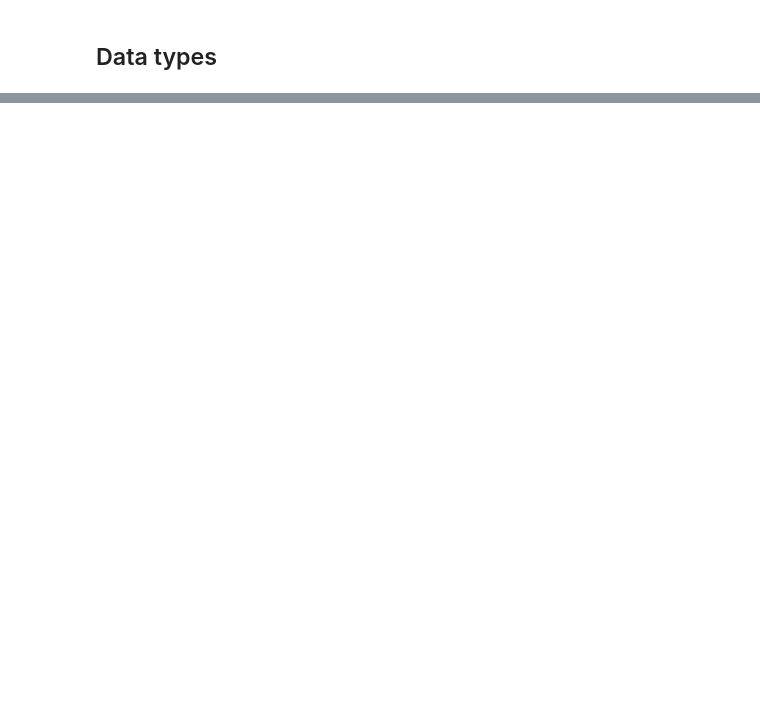
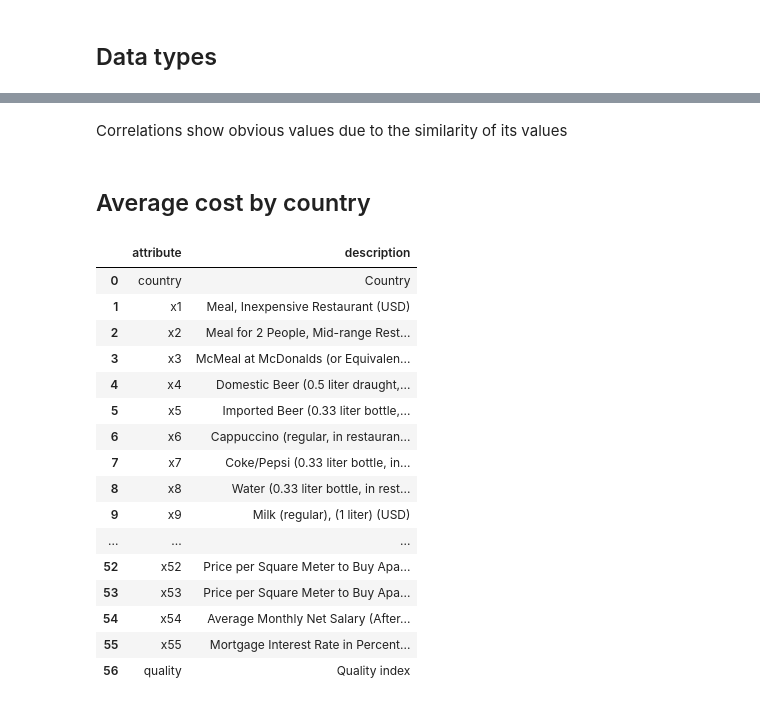
Before and after one commit to Sircarrasco/VAD.PROJETO, a Jupyter notebook: src/tst/dataset_analysis.ipynb, the cells around one changed output, grey strips where cells are left out. Saved outputs shown, nothing was run; the diff lists cells and outputs as text; code cells hidden in the pictures; blank space fills up the shorter version.

Commit message:
average analysis

```diff
--- a/src/tst/dataset_analysis.ipynb
+++ b/src/tst/dataset_analysis.ipynb
@@ -89,0 +135,26 @@ data.loc[data.total_population == -1, 'total_population'] = np.NaN
+# %% [markdown]
+ Correlations show obvious values due to the similarity of its values
+# %% [markdown]
+## Average cost by country
+# %%
+path2 = os.path.join('..', 'data', 'metadata.csv')
+data2 = pd.read_csv(path2,sep=";")
+data2
+# %% [output]
+|  | attribute | description |
+| 0 | country | Country |
+| 1 | x1 | Meal, Inexpensive Restaurant (USD) |
+| 2 | x2 | Meal for 2 People, Mid-range Rest... |
+| 3 | x3 | McMeal at McDonalds (or Equivalen... |
+| 4 | x4 | Domestic Beer (0.5 liter draught,... |
+| 5 | x5 | Imported Beer (0.33 liter bottle,... |
+| 6 | x6 | Cappuccino (regular, in restauran... |
+| 7 | x7 | Coke/Pepsi (0.33 liter bottle, in... |
+| 8 | x8 | Water (0.33 liter bottle, in rest... |
+| 9 | x9 | Milk (regular), (1 liter) (USD) |
+| ... | ... | ... |
+| 52 | x52 | Price per Square Meter to Buy Apa... |
+| 53 | x53 | Price per Square Meter to Buy Apa... |
+| 54 | x54 | Average Monthly Net Salary (After... |
+| 55 | x55 | Mortgage Interest Rate in Percent... |
+| 56 | quality | Quality index |
```
Also changed, not shown: parts of 16 cells of this notebook, 1 other file.
